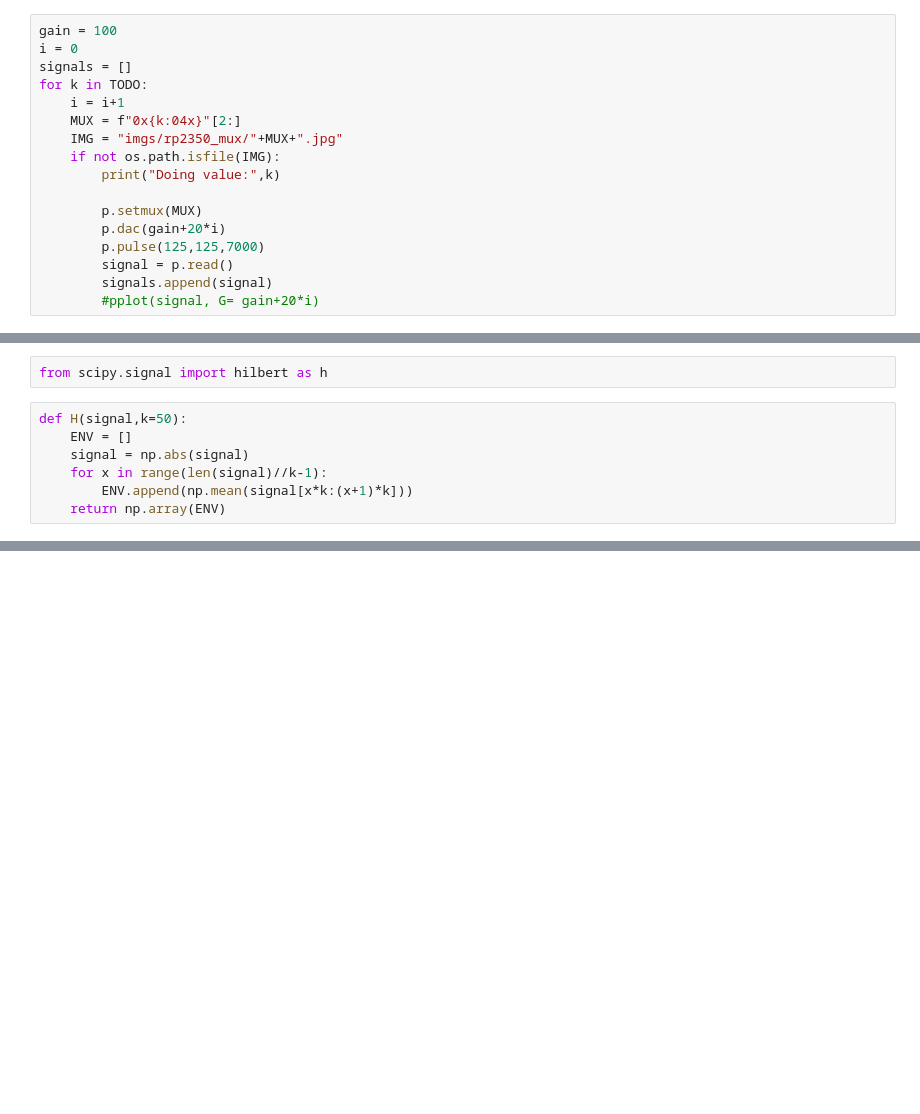
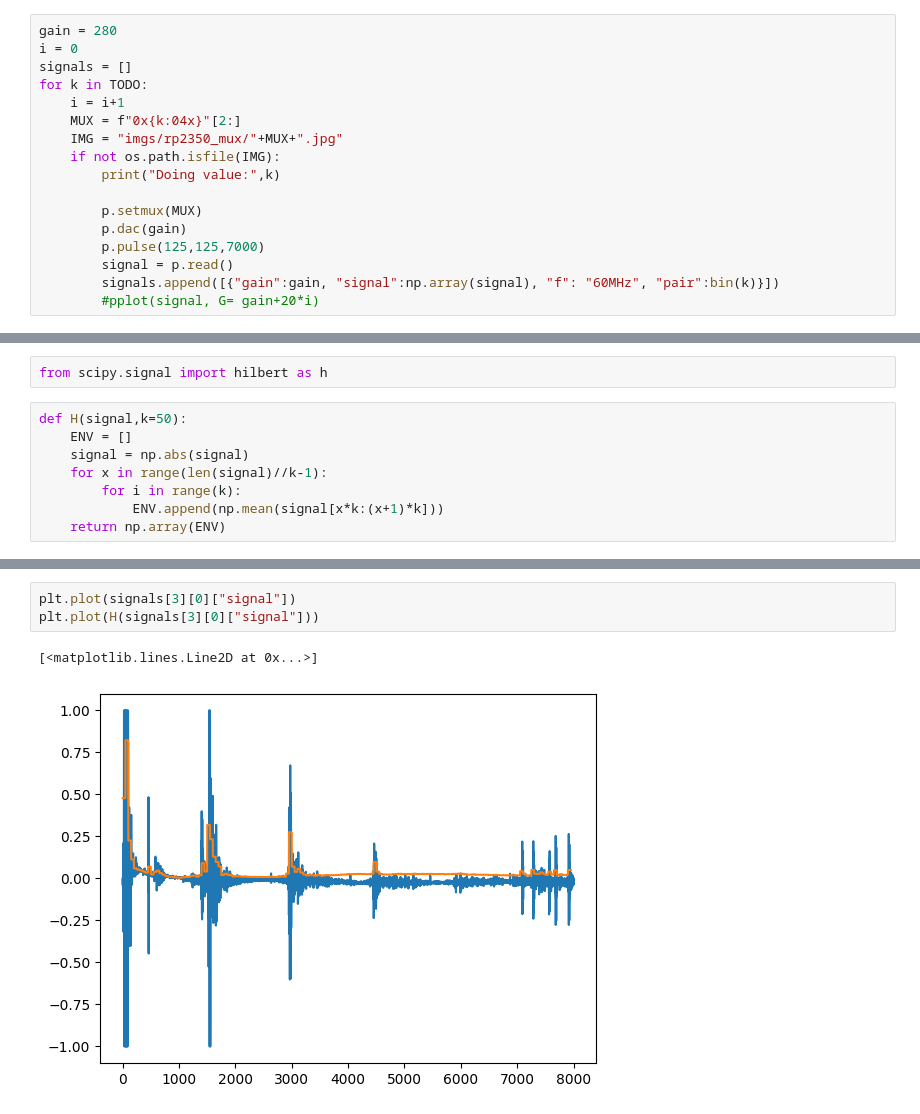
Before and after one commit to kelu124/pic0rick, a Jupyter notebook: software/rp2350_mux/Readme.ipynb, the cells around one changed output, grey strips where cells are left out. Cells and saved outputs as stored; diff of their text form; blank space fills up the shorter version.

```diff
--- a/software/rp2350_mux/Readme.ipynb
+++ b/software/rp2350_mux/Readme.ipynb
@@ -43,7 +57,7 @@ Device on /dev/ttyACM0
 # %% [markdown]
 ## Running the acquisitions
 # %%
-gain = 100
+gain = 280
 i = 0
 signals = []
 for k in TODO:
@@ -54,10 +68,10 @@ for k in TODO:
         print("Doing value:",k)
 
         p.setmux(MUX)
-        p.dac(gain+20*i)
+        p.dac(gain)
         p.pulse(125,125,7000)
         signal = p.read()
-        signals.append(signal)
+        signals.append([{"gain":gain, "signal":np.array(signal), "f": "60MHz", "pair":bin(k)}])
         #pplot(signal, G= gain+20*i)
 # %% [output]
 Doing value: 0
@@ -86,5 +126,6 @@ def H(signal,k=50):
     ENV = []
     signal = np.abs(signal)
     for x in range(len(signal)//k-1):
-        ENV.append(np.mean(signal[x*k:(x+1)*k]))
+        for i in range(k):
+            ENV.append(np.mean(signal[x*k:(x+1)*k]))
     return np.array(ENV)
@@ -109,0 +132,6 @@ for x in range (len(signals)-1):
+# %%
+plt.plot(signals[3][0]["signal"])
+plt.plot(H(signals[3][0]["signal"]))
+# %% [output]
+[<matplotlib.lines.Line2D at 0x...>]
+[figure, added]
```
Also changed, not shown: parts of 9 cells of this notebook, 3 other files.
